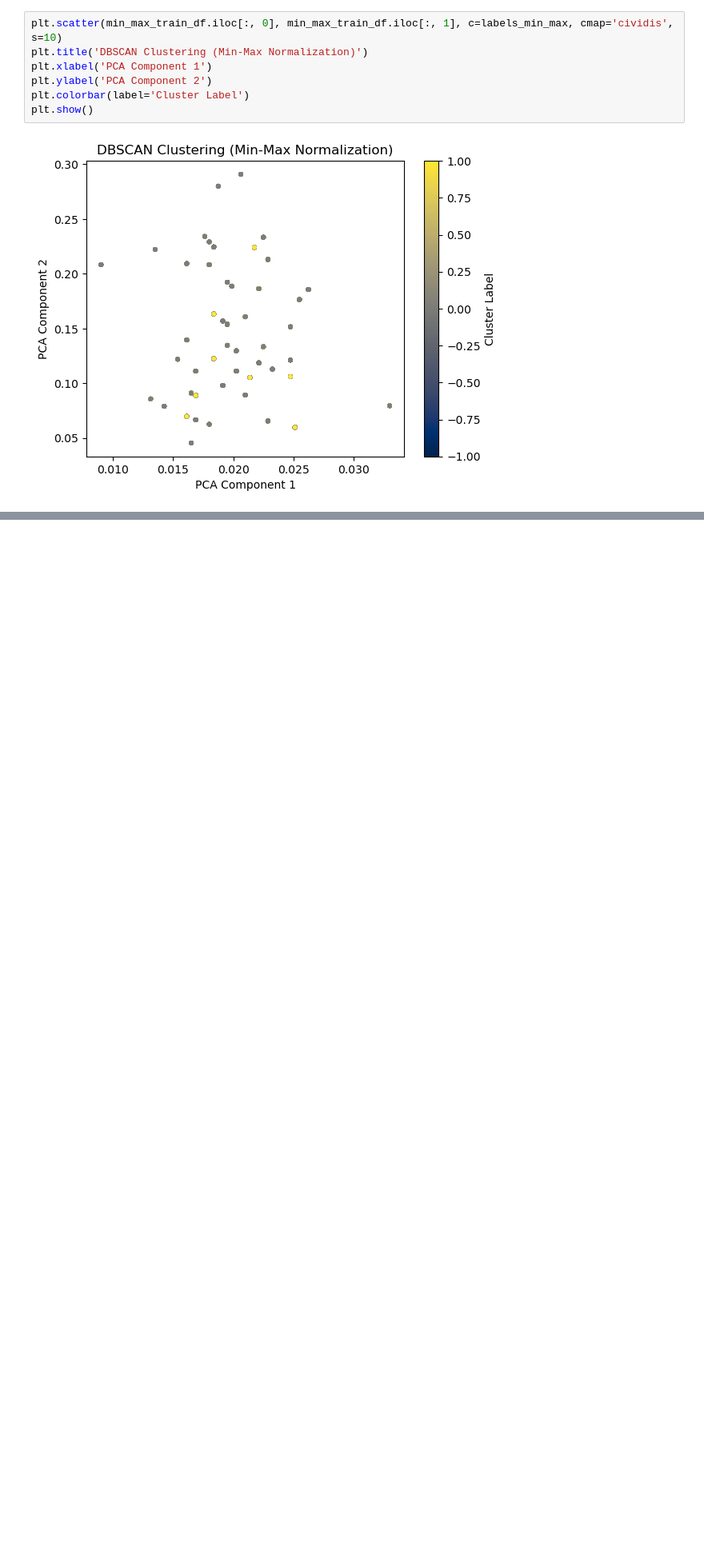
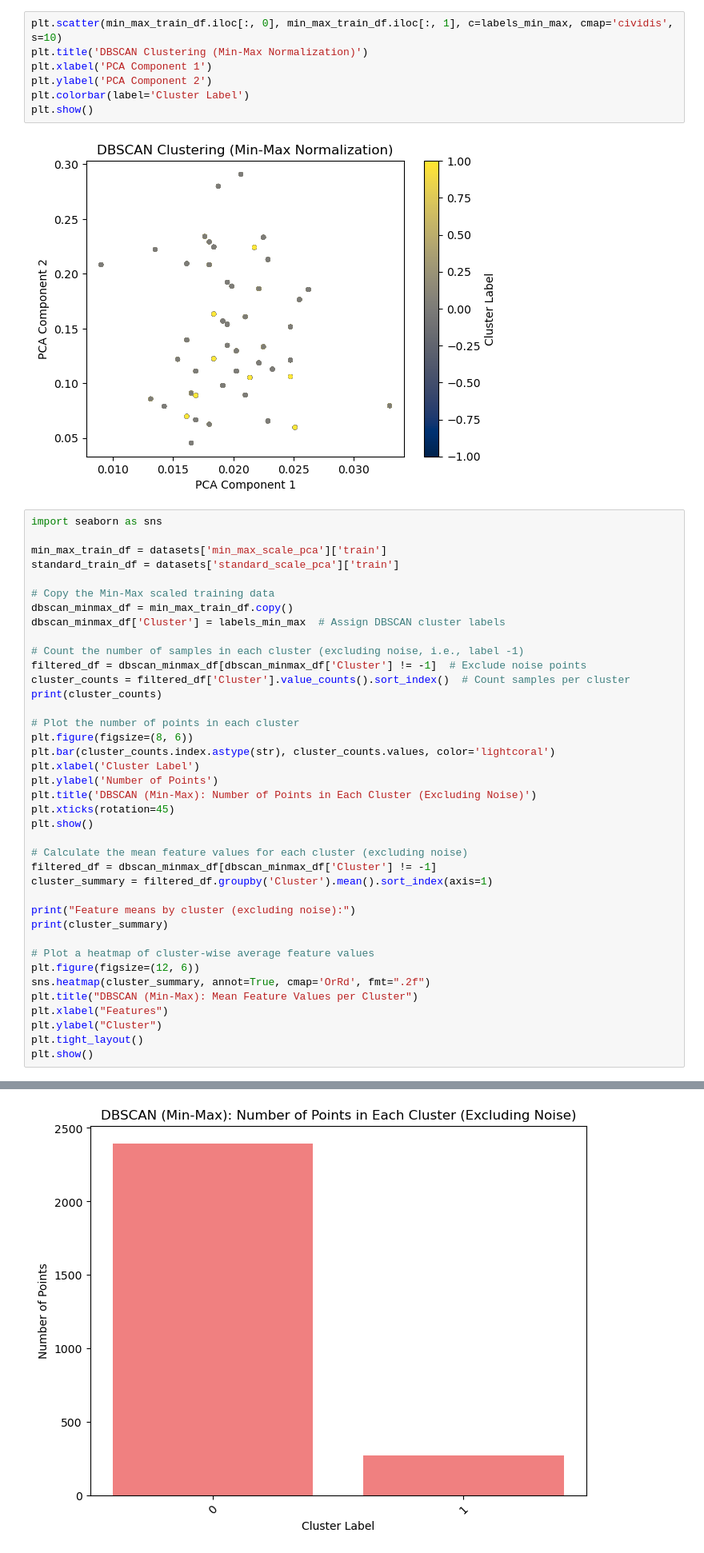
Before and after one commit to ZhaoPeiduo/CS5228-Project-07, a Jupyter notebook: DBSCAN.ipynb, the cells around one changed output, grey strips where cells are left out. Shown at 80% size. Cells and saved outputs as stored; diff of their text form; blank space fills up the shorter version.

Commit message:
Update DBSCAN notebook with new results

```diff
--- a/DBSCAN.ipynb
+++ b/DBSCAN.ipynb
@@ -304,3 +304,43 @@ plt.colorbar(label='Cluster Label')
 plt.show()
 # %% [output]
 [figure]
+# %%
+import seaborn as sns
+
+min_max_train_df = datasets['min_max_scale_pca']['train']
+standard_train_df = datasets['standard_scale_pca']['train']
+
+# Copy the Min-Max scaled training data
+dbscan_minmax_df = min_max_train_df.copy()
+dbscan_minmax_df['Cluster'] = labels_min_max  # Assign DBSCAN cluster labels
+
+# Count the number of samples in each cluster (excluding noise, i.e., label -1)
+filtered_df = dbscan_minmax_df[dbscan_minmax_df['Cluster'] != -1]  # Exclude noise points
+cluster_counts = filtered_df['Cluster'].value_counts().sort_index()  # Count samples per cluster
+print(cluster_counts)
+
+# Plot the number of points in each cluster
+plt.figure(figsize=(8, 6))
+plt.bar(cluster_counts.index.astype(str), cluster_counts.values, color='lightcoral')
+plt.xlabel('Cluster Label')
+plt.ylabel('Number of Points')
+plt.title('DBSCAN (Min-Max): Number of Points in Each Cluster (Excluding Noise)')
+plt.xticks(rotation=45)
+plt.show()
+
+# Calculate the mean feature values for each cluster (excluding noise)
+filtered_df = dbscan_minmax_df[dbscan_minmax_df['Cluster'] != -1]
+cluster_summary = filtered_df.groupby('Cluster').mean().sort_index(axis=1)
+
+print("Feature means by cluster (excluding noise):")
+print(cluster_summary)
+
+# Plot a heatmap of cluster-wise average feature values
+plt.figure(figsize=(12, 6))
+sns.heatmap(cluster_summary, annot=True, cmap='OrRd', fmt=".2f")
+plt.title("DBSCAN (Min-Max): Mean Feature Values per Cluster")
+plt.xlabel("Features")
+plt.ylabel("Cluster")
+plt.tight_layout()
+plt.show()
+# %% [output]
@@ -306,0 +351 @@ plt.show()
+[figure, added]
```
Also changed, not shown: parts of 2 cells of this notebook.
